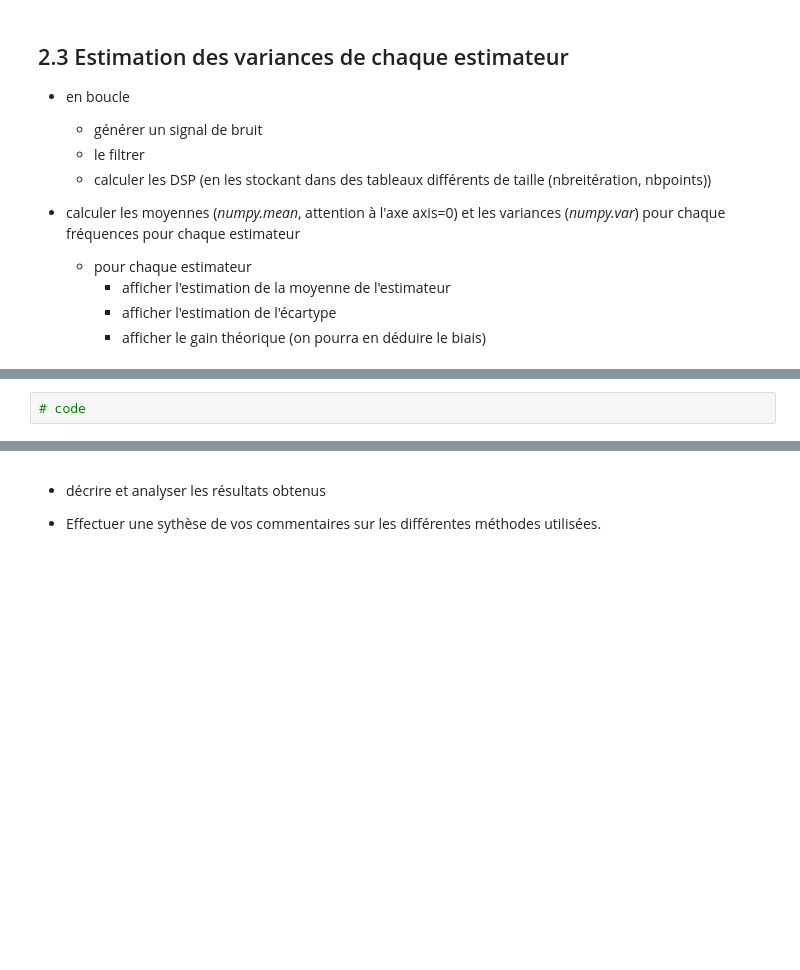
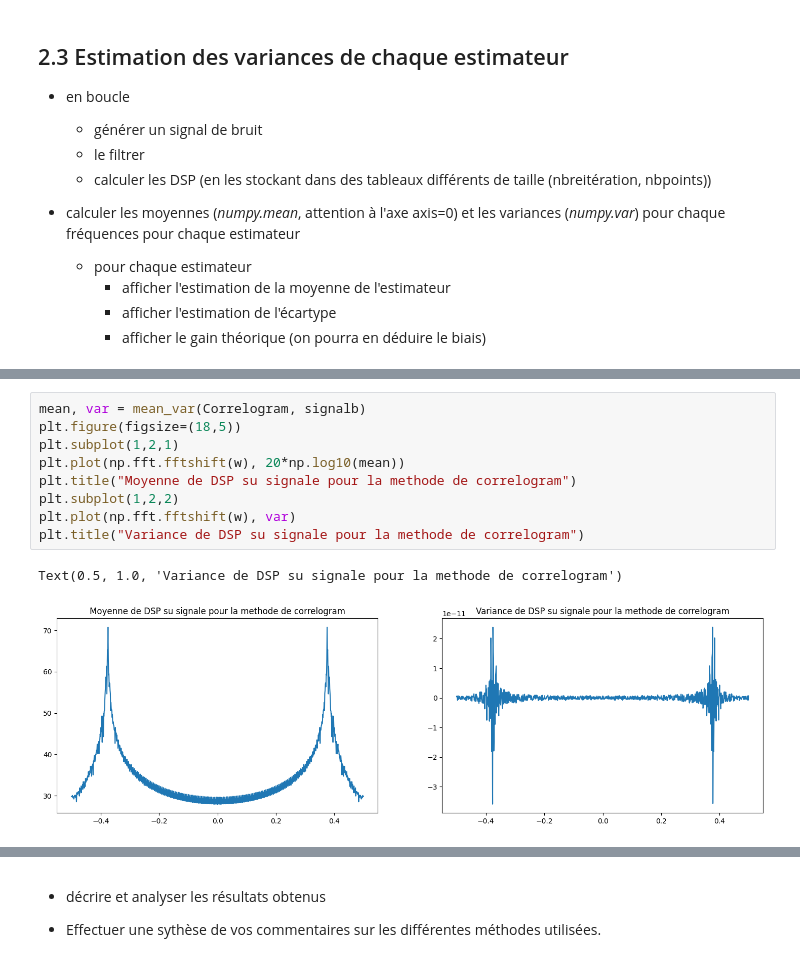
Before and after one commit to m23ayou2/UE_G, a Jupyter notebook: TP2_eleves_20260128.ipynb, the cells around one changed output, grey strips where cells are left out. Saved outputs shown, nothing was run; the diff lists cells and outputs as text; blank space fills up the shorter version.

```diff
--- a/TP2_eleves_20260128.ipynb
+++ b/TP2_eleves_20260128.ipynb
@@ -392,2 +434,12 @@ La TF (créée sur Nb points) est ensuite moyennée.
 # %%
-# code
+mean, var = mean_var(Correlogram, signalb)
+plt.figure(figsize=(18,5))
+plt.subplot(1,2,1)
+plt.plot(np.fft.fftshift(w), 20*np.log10(mean))
+plt.title("Moyenne de DSP su signale pour la methode de correlogram")
+plt.subplot(1,2,2)
+plt.plot(np.fft.fftshift(w), var)
+plt.title("Variance de DSP su signale pour la methode de correlogram")
+# %% [output]
+Text(0.5, 1.0, 'Variance de DSP su signale pour la methode de correlogram')
+[figure, added]
```
Also changed, not shown: parts of 22 cells of this notebook.
